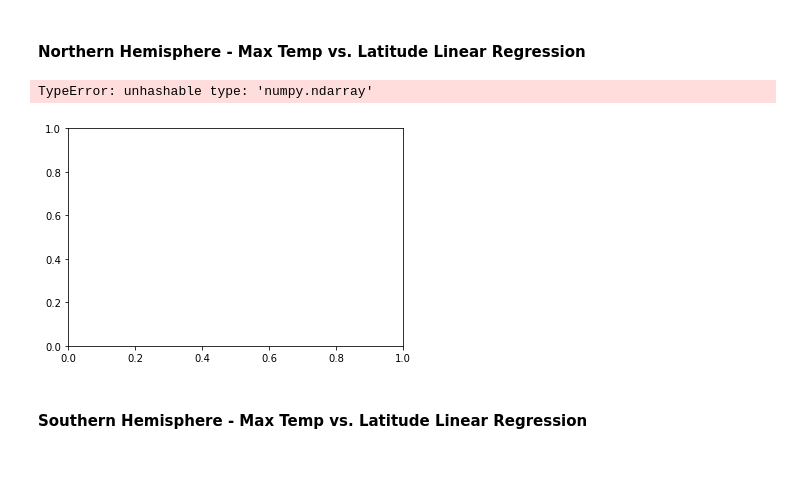
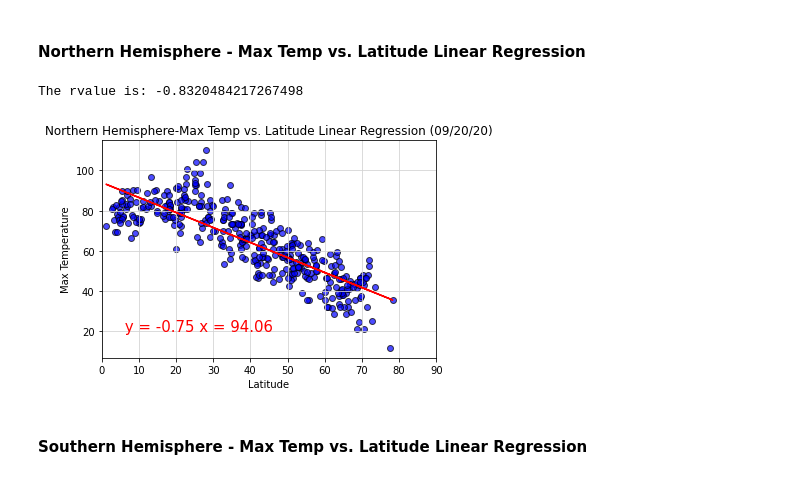
Before and after one commit to samuelokunola326/python-api-challenge, a Jupyter notebook: WeatherPy/WeatherPy.ipynb, the cells around one changed output. Saved outputs shown, nothing was run; the diff lists cells and outputs as text; code cells hidden in the pictures.

Commit message:
update to weather script + additional output charts

```diff
--- a/WeatherPy/WeatherPy.ipynb
+++ b/WeatherPy/WeatherPy.ipynb
@@ -359,25 +359,39 @@ plt.savefig("output_data/Lat_vs_Wind_Speed.png")
 # %% [markdown]
 ####  Northern Hemisphere - Max Temp vs. Latitude Linear Regression
 # %%
- = cities_df[cities_df['Humidity'] >= 100]
+#filtering df by latitude to northern hemishere
+nh_reg_mt = cities_df[cities_df['Latitude'] > 0]
 
-Calculating regression values
+#setting x and y values
+x = nh_reg_mt['Latitude']
+y = nh_reg_mt["Max Temp"]
+
+#Calculating regression values
 (slope, intercept, rvalue, pvalue, stderr) = linregress(x,y)
 
 #Calc regression line to plot on chart
 regress_values = x * slope + intercept
 line_eq = f' y = {round(slope,2)} x = {round(intercept,2)}'
 
-plt.scatter(cities_df[cities_df['Latitude'] > 0],
-            cities_df["Max Temp"],edgecolors="black",
-            marker='o',color="blue",alpha=.7)
-plt.title("City Latitude vs. Max Temperature (09/20/20)")
+#plotting scatter + regression line + adding annotation to chart
+plt.scatter(x, y, edgecolors="black", marker='o',color="blue",alpha=.7)
+plt.plot(x, regress_values, 'red')
+plt.annotate(line_eq,(5,20),fontsize=15,color="red")
+
+#Adjusting x axis
+plt.xlim(0,90)
+
+# plotting title labels
+plt.title("Northern Hemisphere-Max Temp vs. Latitude Linear Regression (09/20/20)")
 plt.xlabel("Latitude")
 plt.ylabel("Max Temperature")
+
+# adding style to chart and saving to folder + printing rvalue
 plt.grid (b=True,which="major",axis="both",linestyle="-",color="lightgrey")
-plt.savefig("output_data/Lat_vs_Max_Temp.png")
+plt.savefig("output_data/NH_Max_Temp_vs_Lat.png")
+print(f'The rvalue is: {rvalue}')
 # %% [output]
-TypeError: unhashable type: 'numpy.ndarray'
+The rvalue is: -0.8320484217267498
-[figure, old version]
+[figure, new version]
 # %% [markdown]
 ####  Southern Hemisphere - Max Temp vs. Latitude Linear Regression
```
Also changed, not shown: parts of 6 cells of this notebook, 6 other files.
